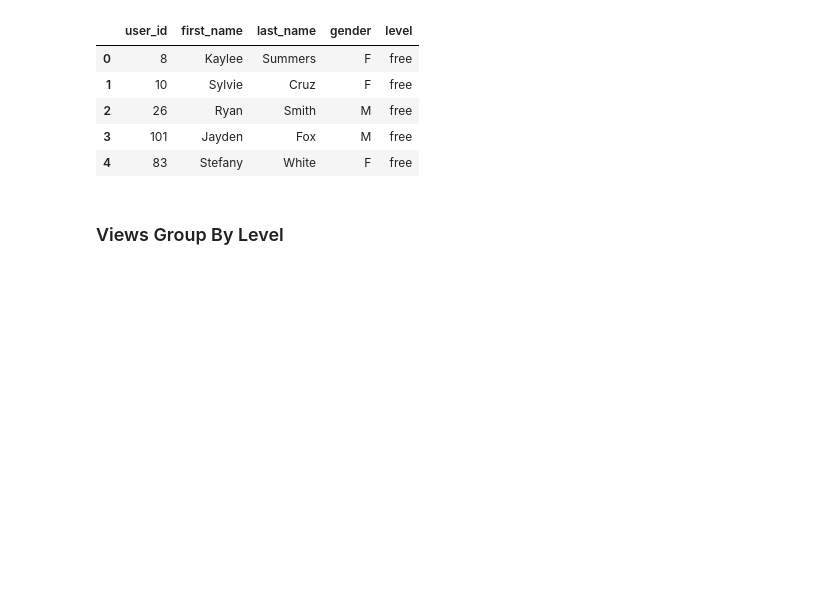
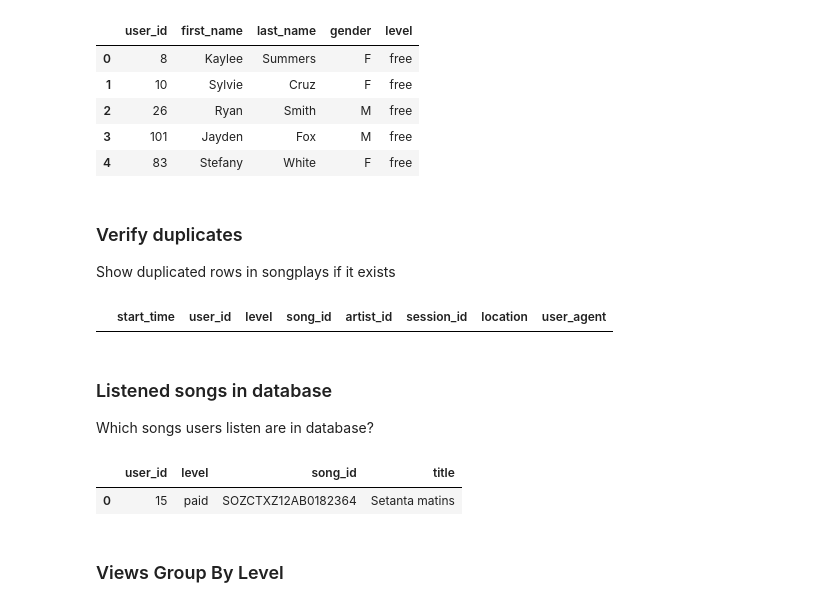
Before and after one commit to vuanhtuan1012/data-modeling-with-postgres, a Jupyter notebook: dashboard.ipynb, the cells around one changed output. Cells and saved outputs as stored; diff of their text form; code cells hidden in the pictures; blank space fills up the shorter version.

Commit message:
verify duplicate data

```diff
--- a/dashboard.ipynb
+++ b/dashboard.ipynb
@@ -88,6 +88,27 @@ df_users.head()
 | 2 | 26 | Ryan | Smith | M | free |
 | 3 | 101 | Jayden | Fox | M | free |
 | 4 | 83 | Stefany | White | F | free |
+# %% [markdown]
+### Verify duplicates
+Show duplicated rows in songplays if it exists
+# %%
+dup = df_songplays.iloc[:,1:]
+dup[dup.duplicated()]
+# %% [output]
+|  | start_time | user_id | level | song_id | artist_id | session_id | location | user_agent |
+# %% [markdown]
+### Listened songs in database
+Which songs users listen are in database?
+# %%
+query = """
+SELECT user_id, level, songplays.song_id, title FROM songplays
+JOIN songs ON songplays.song_id = songs.song_id
+"""
+df = pd.read_sql_query(query, engine)
+df
+# %% [output]
+|  | user_id | level | song_id | title |
+| 0 | 15 | paid | SOZCTXZ12AB0182364 | Setanta matins |
 # %% [markdown]
 ### Views Group By Level
 # %%
```
Also changed, not shown: parts of 3 cells of this notebook.
